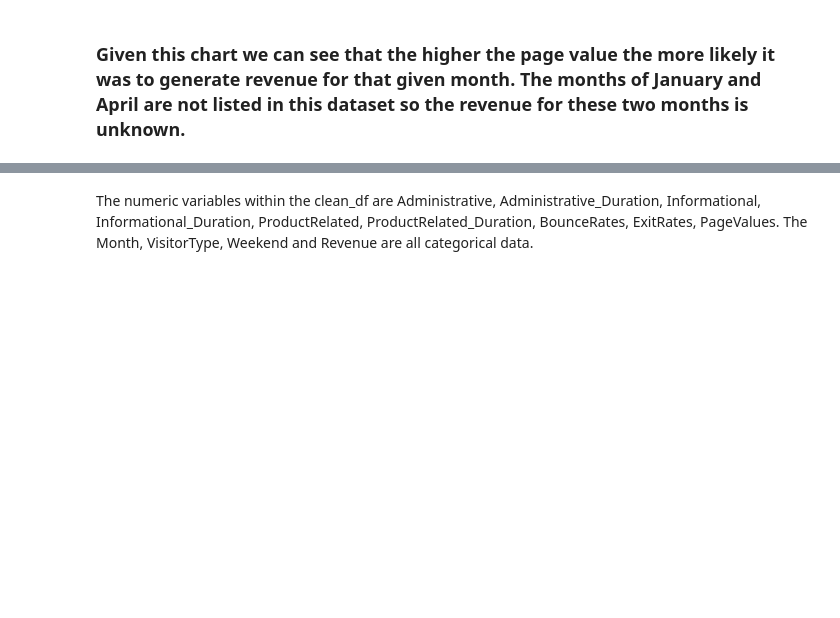
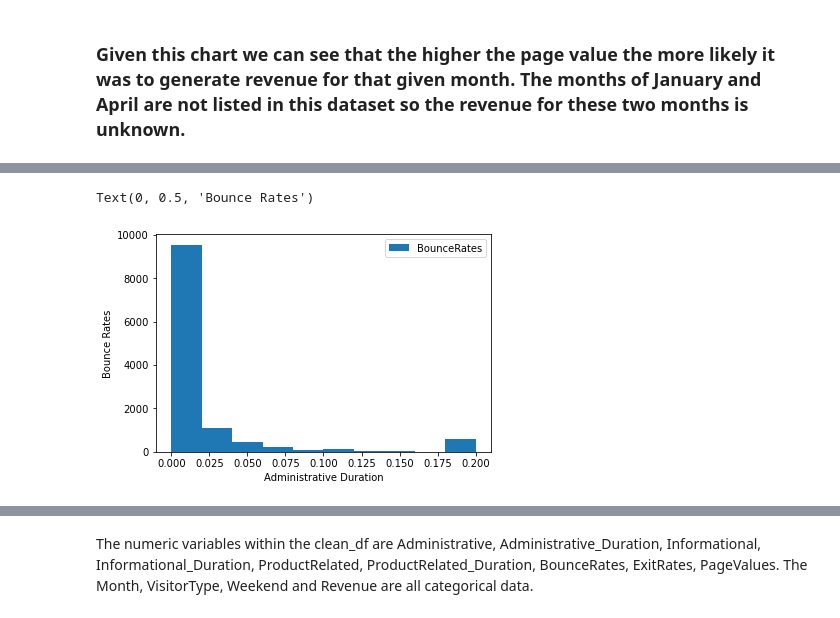
Before and after one commit to justinm329/E_Commerce-, a Jupyter notebook: Project.ipynb, the cells around one changed output, grey strips where cells are left out. Cells and saved outputs as stored; diff of their text form; code cells hidden in the pictures; blank space fills up the shorter version.

```diff
--- a/Project.ipynb
+++ b/Project.ipynb
@@ -359,0 +437,7 @@ plt.show();
+# %%
+clean_df.plot(x ='Administrative_Duration', y ='BounceRates', kind = 'hist')
+plt.xlabel('Administrative Duration')
+plt.ylabel('Bounce Rates')
+# %% [output]
+Text(0, 0.5, 'Bounce Rates')
+[figure, added]
```
Also changed, not shown: parts of 54 cells of this notebook.
